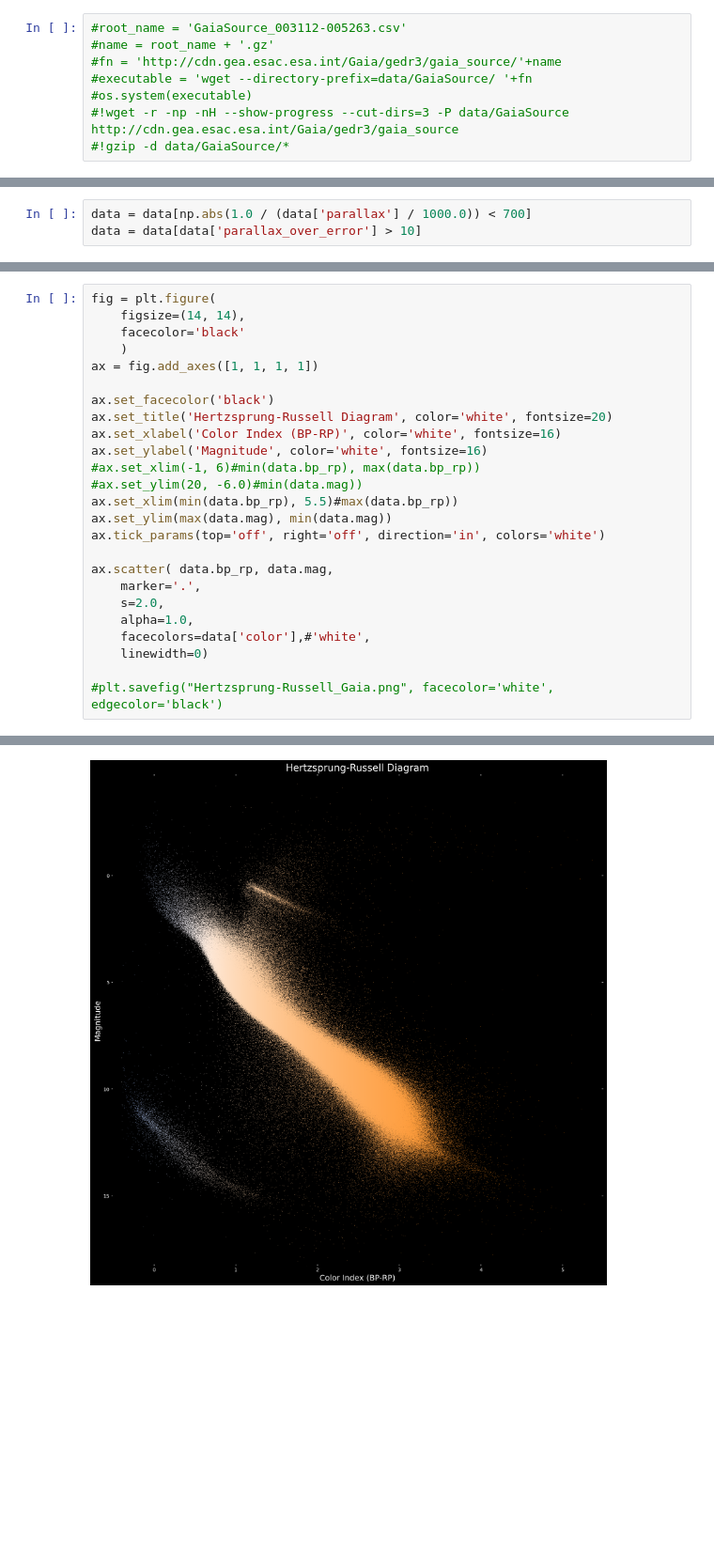
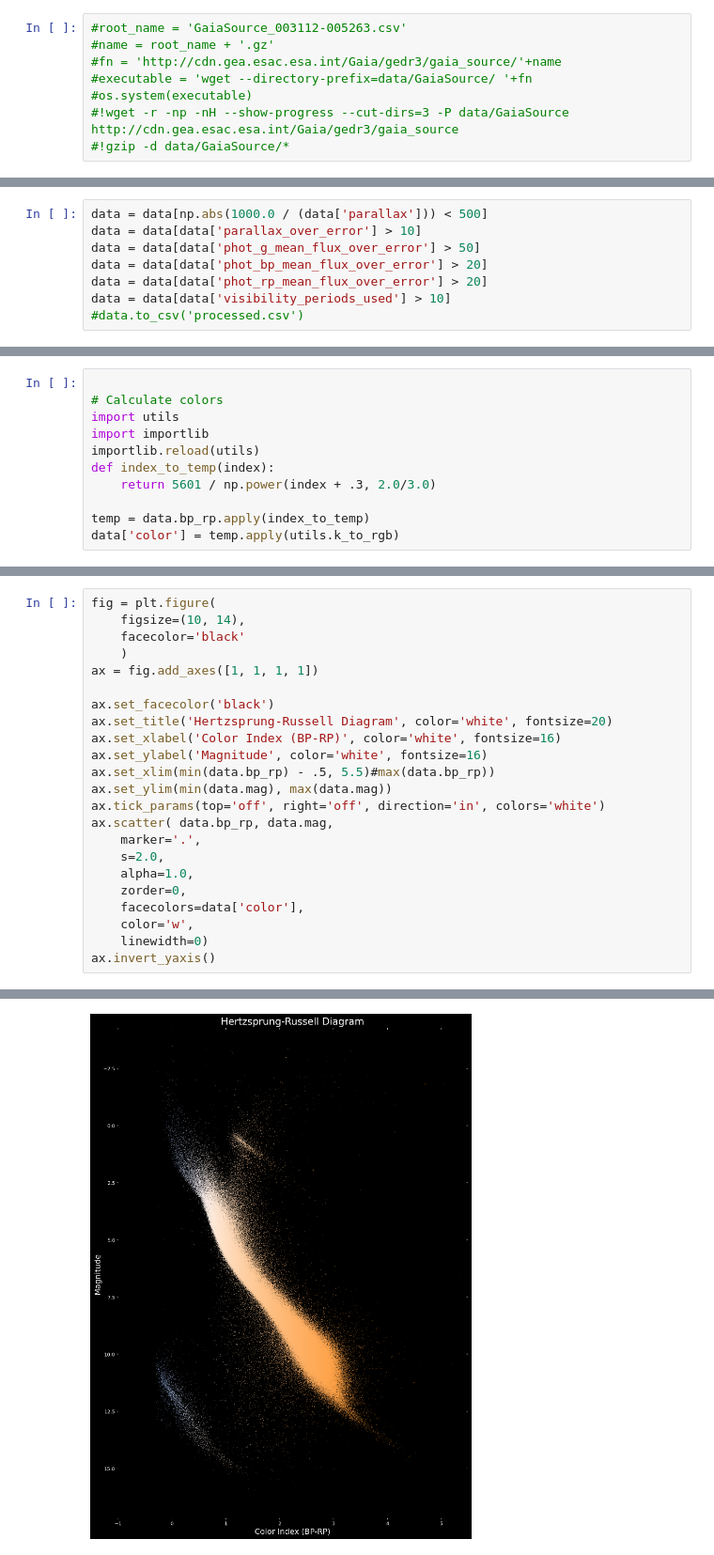
Before and after one commit to cmaughan/secondbrain, a Jupyter notebook: Astronomy/Work/HR_gaia.ipynb, the cells around one changed output, grey strips where cells are left out. Shown at 94% size. Cells and saved outputs as stored; diff of their text form; blank space fills up the shorter version.

```diff
--- a/Astronomy/Work/HR_gaia.ipynb
+++ b/Astronomy/Work/HR_gaia.ipynb
@@ -39,3 +29,11 @@ Index(['ra', 'dec', 'phot_g_mean_mag', 'parallax', 'parallax_over_error',
+# %%
+data = data[np.abs(1000.0 / (data['parallax'])) < 500]
+data = data[data['parallax_over_error'] > 10]
+data = data[data['phot_g_mean_flux_over_error'] > 50]
+data = data[data['phot_bp_mean_flux_over_error'] > 20]
+data = data[data['phot_rp_mean_flux_over_error'] > 20]
+data = data[data['visibility_periods_used'] > 10]
+#data.to_csv('processed.csv')
 # %%
 import warnings
 def to_abs_mag(mag, parallax, par_error):
@@ -53,6 +48,3 @@ data = data[data['parallax_over_error'] > 10]
 # Magnitude
 data['mag'] = to_abs_mag(data.phot_g_mean_mag, data.parallax, data.parallax_over_error)
 data.dropna(subset=['mag'], inplace=True)
-# %%
-data = data[np.abs(1.0 / (data['parallax'] / 1000.0)) < 700]
-data = data[data['parallax_over_error'] > 10]
@@ -146,0 +51,11 @@ data['color'] = temp.apply(k_to_rgb)
+# %%
+
+# Calculate colors
+import utils
+import importlib
+importlib.reload(utils)
+def index_to_temp(index):
+    return 5601 / np.power(index + .3, 2.0/3.0)
+
+temp = data.bp_rp.apply(index_to_temp)
+data['color'] = temp.apply(utils.k_to_rgb)
@@ -147,6 +88,6 @@ data['color'] = temp.apply(k_to_rgb)
 # %%
 fig = plt.figure(
-    figsize=(14, 14),
+    figsize=(10, 14),
     facecolor='black'
     )
 ax = fig.add_axes([1, 1, 1, 1])
@@ -155,18 +96,16 @@ ax.set_facecolor('black')
 ax.set_title('Hertzsprung-Russell Diagram', color='white', fontsize=20)
 ax.set_xlabel('Color Index (BP-RP)', color='white', fontsize=16)
 ax.set_ylabel('Magnitude', color='white', fontsize=16)
-#ax.set_xlim(-1, 6)#min(data.bp_rp), max(data.bp_rp))
-#ax.set_ylim(20, -6.0)#min(data.mag))
-ax.set_xlim(min(data.bp_rp), 5.5)#max(data.bp_rp))
-ax.set_ylim(max(data.mag), min(data.mag))
+ax.set_xlim(min(data.bp_rp) - .5, 5.5)#max(data.bp_rp))
+ax.set_ylim(min(data.mag), max(data.mag))
 ax.tick_params(top='off', right='off', direction='in', colors='white')
-
 ax.scatter( data.bp_rp, data.mag,
     marker='.',
     s=2.0,
     alpha=1.0,
-    facecolors=data['color'],#'white',
+    zorder=0,
+    facecolors=data['color'],
+    color='w',
     linewidth=0)
-
-#plt.savefig("Hertzsprung-Russell_Gaia.png", facecolor='white', edgecolor='black')
+ax.invert_yaxis()
 # %% [output]
@@ -174 +112 @@ ax.scatter( data.bp_rp, data.mag,
-[figure, old version]
+[figure, new version]
```
Also changed, not shown: parts of 7 cells of this notebook, 4 other files.
